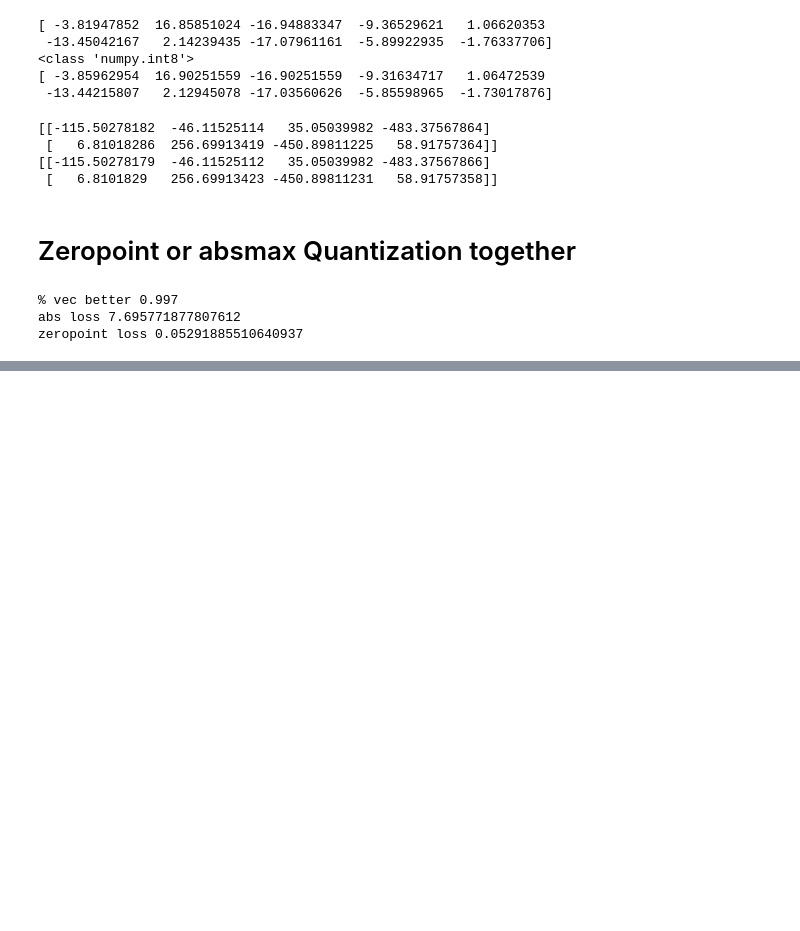
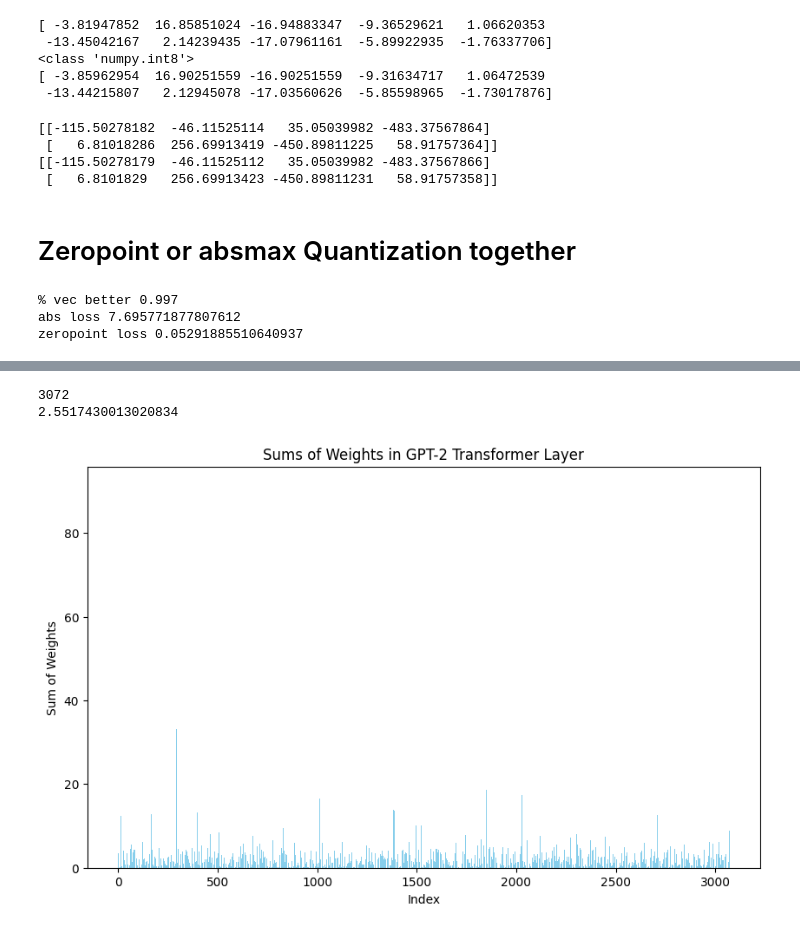
Before and after one commit to RyanTomich/photonic_compiler, a Jupyter notebook: inference_pratice/opps.ipynb, the cells around one changed output, grey strips where cells are left out. Cells and saved outputs as stored; diff of their text form; code cells hidden in the pictures; blank space fills up the shorter version.

```diff
--- a/inference_pratice/opps.ipynb
+++ b/inference_pratice/opps.ipynb
@@ -295,0 +303,13 @@ zeropoint loss 0.05291885510640937
+# %%
+model_name = 'gpt2'
+
+model = AutoModelForCausalLM.from_pretrained(model_name, torchscript=True)
+tokenizer = AutoTokenizer.from_pretrained(model_name)
+
+state_dict = model.state_dict()
+parameters = {}
+for name, val in state_dict.items():
+    parameters[name] = np.round(val.numpy().astype(np.float64), 4)
+
+for name in parameters:
+    print (name)
@@ -295,0 +336,24 @@ zeropoint loss 0.05291885510640937
+# %%
+weight = parameters['transformer.h.1.mlp.c_fc.weight']
+sums = []
+for i in range(weight.shape[-1]):
+    sums.append(np.abs(sum(weight[:, i])))
+
+print(len(sums))
+print(np.mean(sums))
+
+
+plt.figure(figsize=(10, 6))
+plt.bar(range(len(sums)), sums, color='skyblue')
+
+# Add title and labels
+plt.title('Sums of Weights in GPT-2 Transformer Layer')
+plt.xlabel('Index')
+plt.ylabel('Sum of Weights')
+
+# Display the chart
+plt.show()
+# %% [output]
+3072
+2.5517430013020834
+[figure, added]
```
Also changed, not shown: parts of 4 cells of this notebook.
